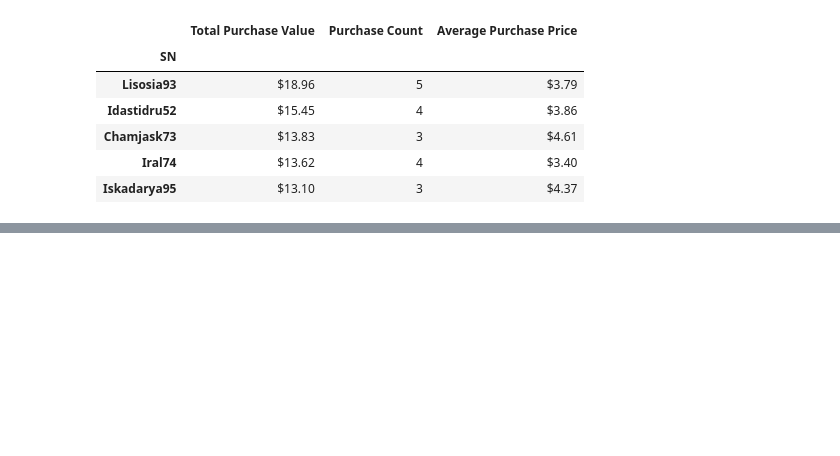
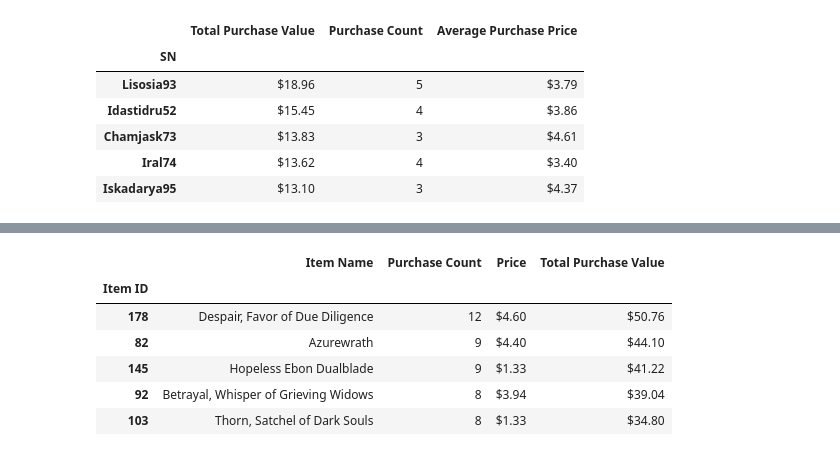
Before and after one commit to jal536/Pandas-Heroes-of-Pymoli, a Jupyter notebook: HoP_report.ipynb, the cells around one changed output, grey strips where cells are left out. Drawn from its saved outputs; the diff is of its cells as text; code cells hidden in the pictures; blank space fills up the shorter version.

```diff
--- a/HoP_report.ipynb
+++ b/HoP_report.ipynb
@@ -216,0 +260,34 @@ top_spenders_value
+# %%
+### Most Profitable Items
+
+# Identify the 5 most profitable items by total purchase value, then list (in a table):
+# Item ID
+# Item Name
+# Purchase Count
+# Item Price
+# Total Purchase Value
+
+items = purchase_data[["Item ID", "Item Name", "Price"]]
+top_items = items.groupby(["Item ID"])
+top_items_tot_value = top_items.sum().nlargest(5, "Price")
+# %%
+top_items_count = items["Item ID"].value_counts()
+top_items_tot_value["Purchase Count"] = top_items_count
+top_items_tot_value = top_items_tot_value.rename(columns={"Price" : "Total Purchase Value"})
+# %%
+top_items_tot_value["Item Name"] = items["Item Name"]
+top_items_tot_value["Price"] = items["Price"]
+profitable_items = top_items_tot_value[["Item Name", "Purchase Count", "Price", "Total Purchase Value"]]
+
+profitable_items["Total Purchase Value"] = profitable_items["Total Purchase Value"].map("${0:,.2f}".format)
+profitable_items["Price"] = profitable_items["Price"].map("${0:,.2f}".format)
+
+profitable_items
+# %% [output]
+|  | Item Name | Purchase Count | Price | Total Purchase Value |
+| Item ID |  |  |  |  |
+| 178 | Despair, Favor of Due Diligence | 12 | $4.60 | $50.76 |
+| 82 | Azurewrath | 9 | $4.40 | $44.10 |
+| 145 | Hopeless Ebon Dualblade | 9 | $1.33 | $41.22 |
+| 92 | Betrayal, Whisper of Grieving Widows | 8 | $3.94 | $39.04 |
+| 103 | Thorn, Satchel of Dark Souls | 8 | $1.33 | $34.80 |
```
Also changed, not shown: parts of 5 cells of this notebook.
